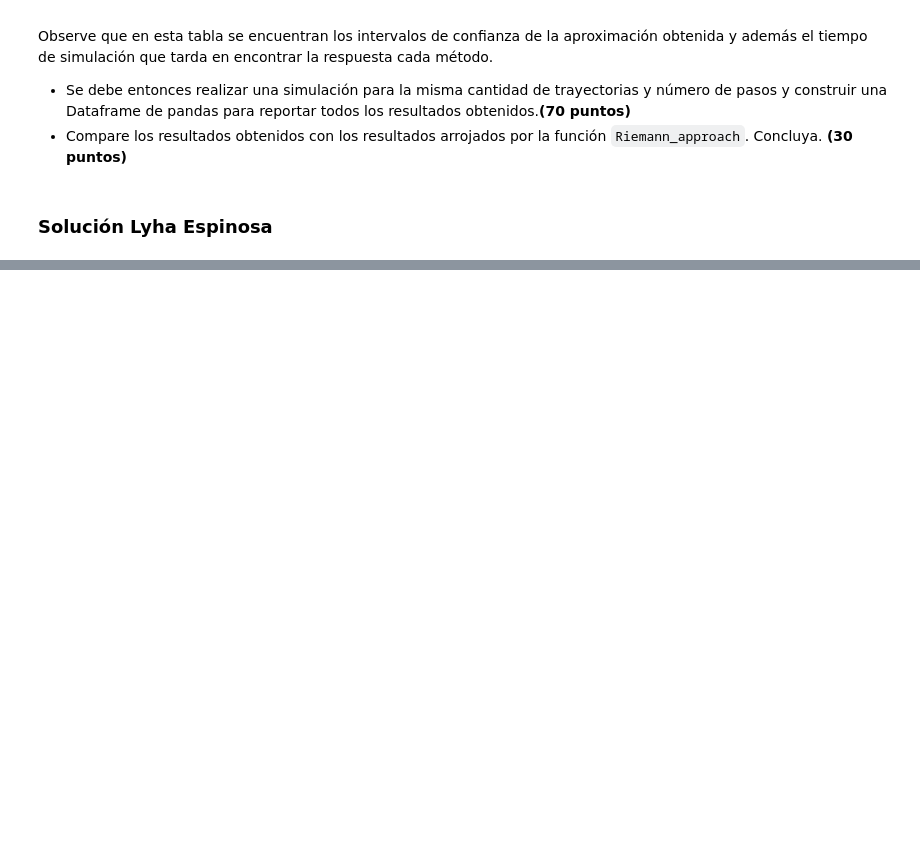
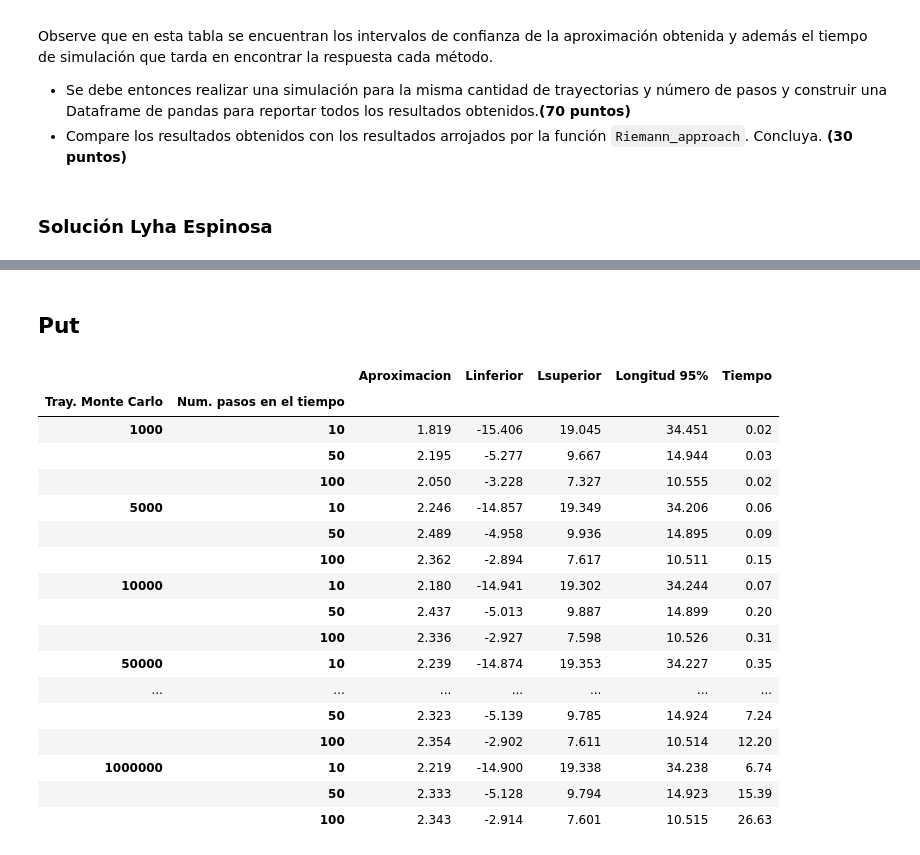
Before and after one commit to PintorOD1997/ProyectoConjunto_LEspinosa_DPintor, a Jupyter notebook: ProyectoConjunto_2_Tarea10_LEspinosa_DPintor.ipynb, the cells around one changed output, grey strips where cells are left out. Cells and saved outputs as stored; diff of their text form; code cells hidden in the pictures; blank space fills up the shorter version.

```diff
--- a/ProyectoConjunto_2_Tarea10_LEspinosa_DPintor.ipynb
+++ b/ProyectoConjunto_2_Tarea10_LEspinosa_DPintor.ipynb
@@ -28,0 +188,2 @@ Observe que en esta tabla se encuentran los intervalos de confianza de la aproxi
+# %% [markdown]
+## Put
@@ -28,0 +220,61 @@ Observe que en esta tabla se encuentran los intervalos de confianza de la aproxi
+# %%
+put = list(map(lambda trayectorias:list(map(lambda pasos:
+                                             put_asiatica_trap(K,r,S0,trayectorias,pasos,sigma,T),NbStep)), NbTraj))
+# %%
+n = 3 # niveles por index
+
+# indice posicion de cada rango
+i1 =list(map(lambda i: int(i/n),range(7*n)))
+
+# posicion de cada sub rango
+i2 =list(map(lambda i: int(i%n),range(7*n)))
+
+# index del data frame
+indx = pd.MultiIndex(levels=[NbTraj,NbStep], codes=[i1, i2])
+
+put_array = np.array([put[i1[i]][i2[i]] for i in range(len(i1))])
+
+put_aprox = np.array([i[0] for i in put_array]) # aproximacion
+
+# limite inferior
+lim_inf_p = np.array([i[1] for i in put_array])
+
+# limite superior
+lim_sup_p = np.array([i[2] for i in put_array])
+
+# rango de limites
+rango = np.array([i[3] for i in put_array])
+
+# obtener tiempos
+tiempos_put = np.array([i[4] for i in put_array])
+
+
+# General DF
+tabla_put = pd.DataFrame(index=indx,columns=['Aproximacion','Linferior','Lsuperior','Longitud 95%','Tiempo'])
+tabla_put.index.names = (['Tray. Monte Carlo','Num. pasos en el tiempo'])
+tabla_put['Aproximacion'] = put_aprox
+tabla_put['Linferior'] = lim_inf_p
+tabla_put['Lsuperior'] = lim_sup_p
+tabla_put['Longitud 95%'] = rango
+tabla_put['Tiempo'] = np.round(tiempos_put,2)
+# %%
+tabla_put
+# %% [output]
+|  |  | Aproximacion | Linferior | Lsuperior | Longitud 95% | Tiempo |
+| Tray. Monte Carlo | Num. pasos en el tiempo |  |  |  |  |  |
+| 1000 | 10 | 1.819 | -15.406 | 19.045 | 34.451 | 0.02 |
+|  | 50 | 2.195 | -5.277 | 9.667 | 14.944 | 0.03 |
+|  | 100 | 2.050 | -3.228 | 7.327 | 10.555 | 0.02 |
+| 5000 | 10 | 2.246 | -14.857 | 19.349 | 34.206 | 0.06 |
+|  | 50 | 2.489 | -4.958 | 9.936 | 14.895 | 0.09 |
+|  | 100 | 2.362 | -2.894 | 7.617 | 10.511 | 0.15 |
+| 10000 | 10 | 2.180 | -14.941 | 19.302 | 34.244 | 0.07 |
+|  | 50 | 2.437 | -5.013 | 9.887 | 14.899 | 0.20 |
+|  | 100 | 2.336 | -2.927 | 7.598 | 10.526 | 0.31 |
+| 50000 | 10 | 2.239 | -14.874 | 19.353 | 34.227 | 0.35 |
+| ... | ... | ... | ... | ... | ... | ... |
+|  | 50 | 2.323 | -5.139 | 9.785 | 14.924 | 7.24 |
+|  | 100 | 2.354 | -2.902 | 7.611 | 10.514 | 12.20 |
+| 1000000 | 10 | 2.219 | -14.900 | 19.338 | 34.238 | 6.74 |
+|  | 50 | 2.333 | -5.128 | 9.794 | 14.923 | 15.39 |
+|  | 100 | 2.343 | -2.914 | 7.601 | 10.515 | 26.63 |
```
Also changed, not shown: parts of 9 cells of this notebook.
